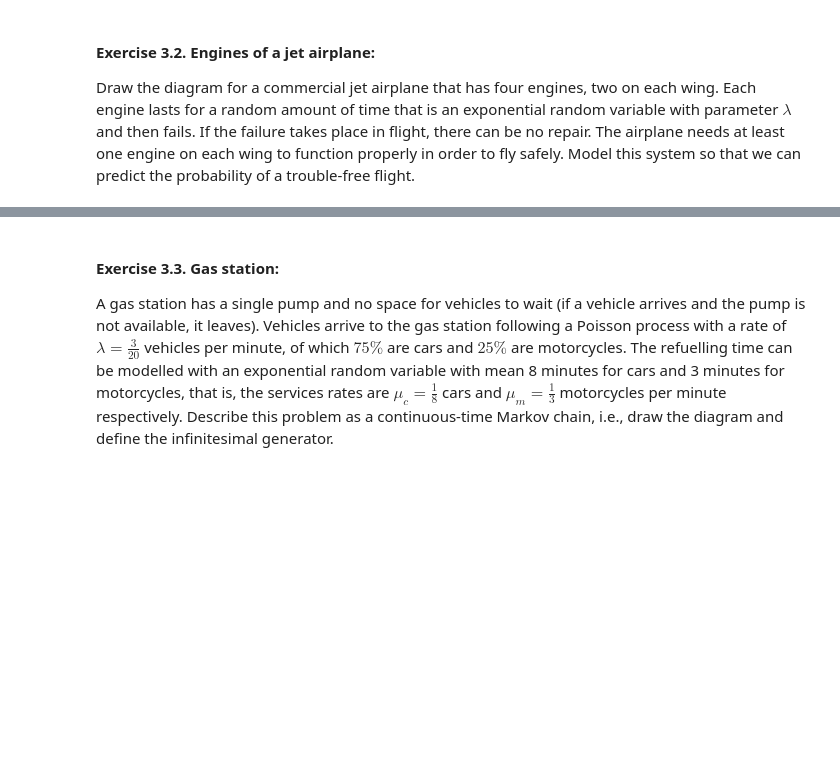
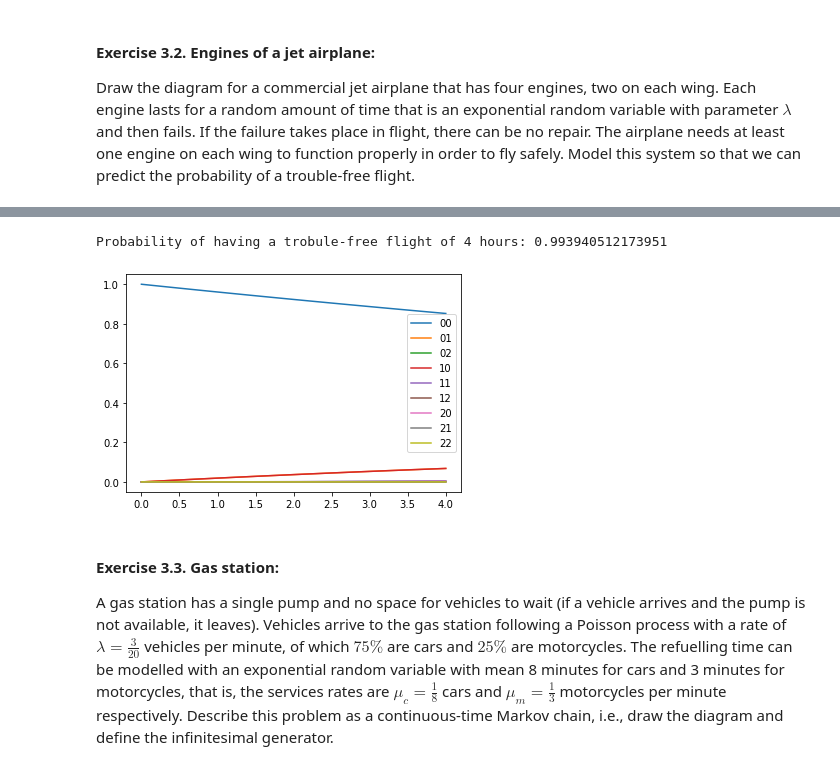
Before and after one commit to cima22/stochastic_modelling_and_simulation, a Jupyter notebook: ctmc/CTMC Lab_2022.ipynb, the cells around one changed output, grey strips where cells are left out. Cells and saved outputs as stored; diff of their text form; code cells hidden in the pictures; blank space fills up the shorter version.

```diff
--- a/ctmc/CTMC Lab_2022.ipynb
+++ b/ctmc/CTMC Lab_2022.ipynb
@@ -333,3 +327,59 @@ def airplane(lifetime):
+# %%
+def airplane(lifetime):
+
+    rate = 1. / lifetime
+    Q = np.zeros((9,9))
+
+    # State 00
+    Q[0,1] = rate # to 01
+    Q[0,3] = rate # to 10
+    Q[0,0] = -2*rate
+    ######################
+    # State 01
+    Q[1,2] = rate # to 02
+    Q[1,4] = rate # to 11
+    Q[1,1] = -2*rate
+    ######################
+    # State 02
+    Q[2,5] = rate # to 12
+    Q[2,2] = -rate
+    ######################
+    # State 10
+    Q[3,4] = rate # to 11
+    Q[3,6] = rate # to 20
+    Q[3,3] = -2*rate
+    ######################
+    # State 11
+    Q[4,5] = rate # to 12
+    Q[4,7] = rate # to 21
+    Q[4,4] = -2*rate
+    ######################
+    # State 12
+    Q[5,8] = rate # to 22
+    Q[5,5] = -rate
+    ######################
+    # State 20
+    Q[6,7] = rate # to 21
+    Q[6,6] = -rate
+    ######################
+    # State 21
+    Q[7,8] = rate # to 22
+    Q[7,7] = -rate
+    ######################
+
+    return Q
+
+jet = airplane(50)
+p0 = [1,0,0,0,0,0,0,0,0]
+t = np.linspace(0,4)
+p_t = continuous_trajectories(jet, p0, t)
+[plt.plot(t,p_t[:,i], label=("0"+np.base_repr(i,base=3))[-2:]) for i in range(9)]
+plt.legend()
+
+print("Probability of having a trobule-free flight of 4 hours:", sum(p_t[-1,[0,1,3,4]]))
+# %% [output]
+Probability of having a trobule-free flight of 4 hours: 0.993940512173951
+[figure, added]
 # %% [markdown]
 #### Exercise 3.3. Gas station:
 A gas station has a single pump and no space for vehicles to wait (if a vehicle arrives and the pump is not available, it leaves). Vehicles arrive to the gas station following a Poisson process with a rate of $\lambda=\frac{3}{20}$ vehicles per minute, of which $75\%$ are cars and $25\%$ are motorcycles. The refuelling time can be modelled with an exponential random variable with mean 8 minutes for cars and 3 minutes for motorcycles, that is, the services rates are $\mu_c=\frac{1}{8}$ cars and $\mu_m=\frac{1}{3}$ motorcycles per minute respectively. Describe this problem as a continuous-time Markov chain, i.e., draw the diagram and define the infinitesimal generator.
```
Also changed, not shown: parts of 4 cells of this notebook, 1 other file.
